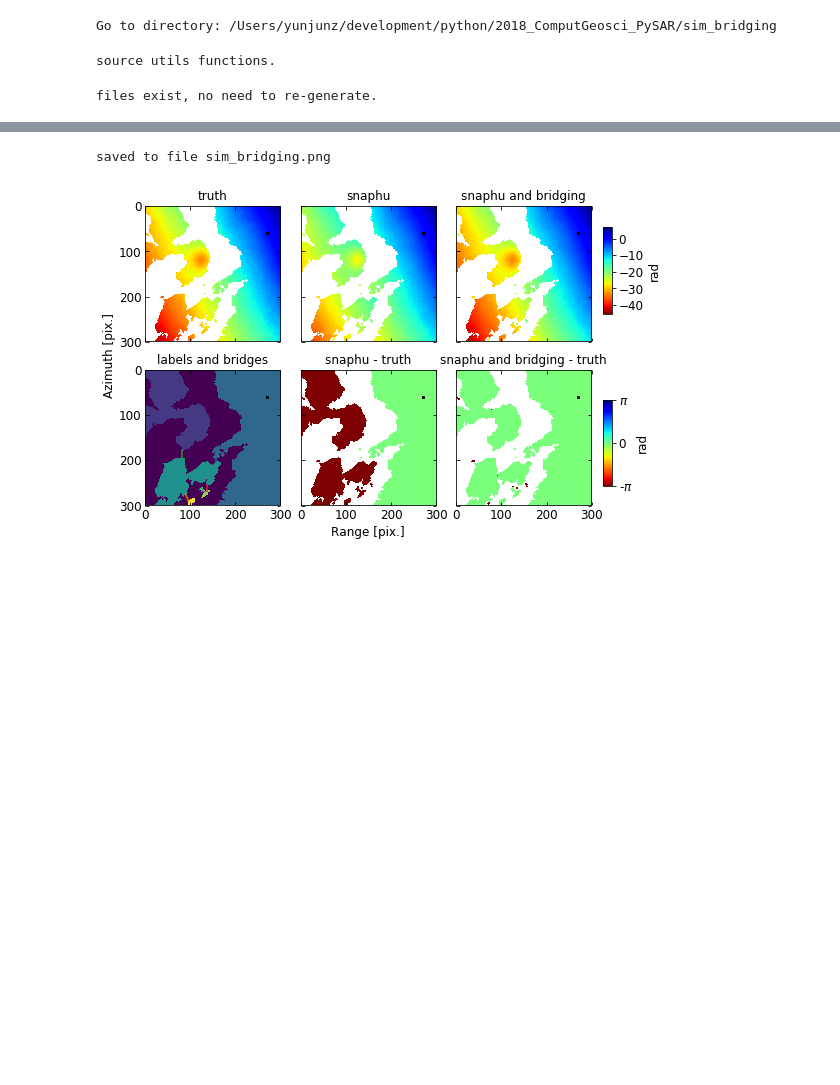
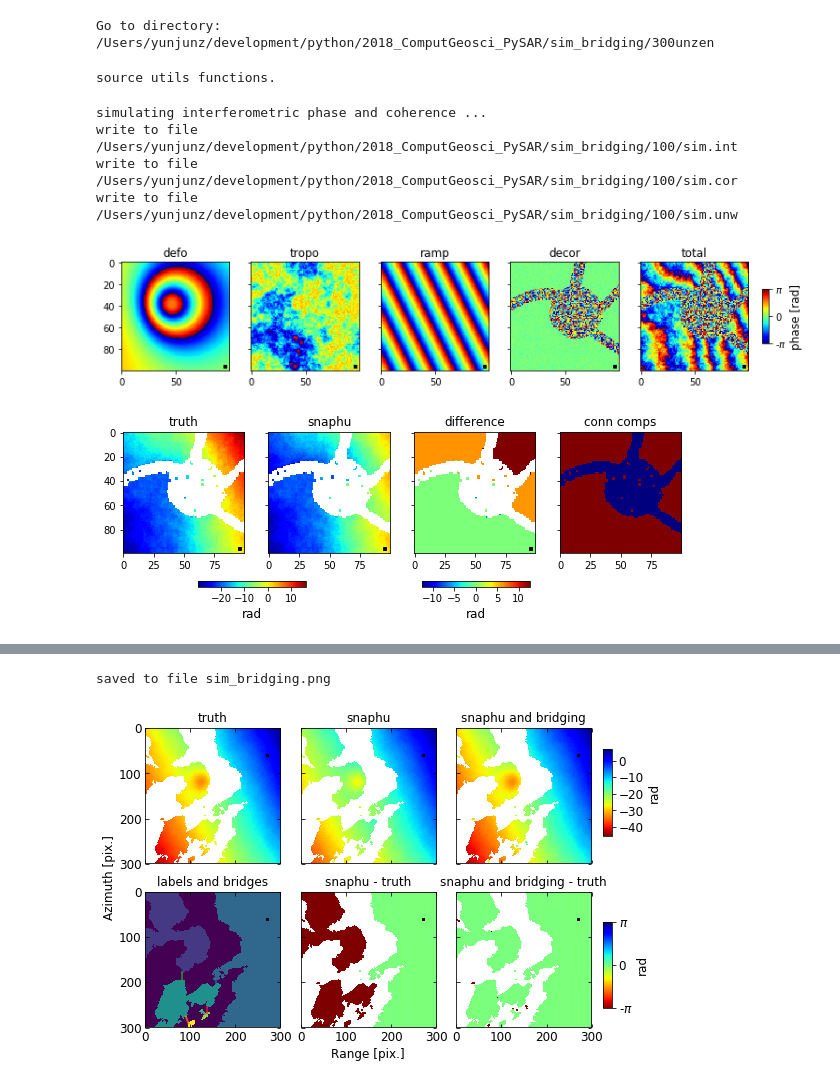
Before and after one commit to geodesymiami/Yunjun_et_al-2019-MintPy, a Jupyter notebook: Fig_02_sim_bridging.ipynb, the cells around one changed output, grey strips where cells are left out. Drawn from its saved outputs; the diff is of its cells as text; code cells hidden in the pictures; blank space fills up the shorter version.

```diff
--- a/Fig_02_sim_bridging.ipynb
+++ b/Fig_02_sim_bridging.ipynb
@@ -22,6 +22,18 @@ from pysar.objects import timeseries, ifgramStack, sensor, giantTimeseries, conn
 from pysar.utils import readfile, ptime, plot as pp, writefile, utils as ut, network as pnet
 
 work_dir = os.path.expanduser('~/development/python/2018_ComputGeosci_PySAR/sim_bridging')
+
+# configure
+shape = (300, 300) # size in (length, width) in pixel number
+length, width = shape
+ref_x, ref_y = int(0.9*width), int(0.2*length)
+work_dir = os.path.join(work_dir, '300unzen')
+
+#shape = (100, 100) # size in (length, width) in pixel number
+#length, width = shape
+#ref_x, ref_y = int(0.95*width), int(0.95*length)
+#work_dir = os.path.join(work_dir, '100')
+
 os.chdir(work_dir)
 print('Go to directory: '+work_dir)
 
@@ -32,15 +44,6 @@ atr = readfile.read_attribute(ref_file)
 L = int(atr['ALOOKS']) * int(atr['RLOOKS'])
 range2phase = -4. * np.pi / float(atr['WAVELENGTH'])
 resolution = ut.range_ground_resolution(atr)
-
-# configure
-shape = (300, 300) # size in (length, width) in pixel number
-length, width = shape
-ref_x, ref_y = int(0.9*width), int(0.2*length)
-
-#shape = (100, 100) # size in (length, width) in pixel number
-#length, width = shape
-#ref_x, ref_y = int(0.95*width), int(0.95*length)
 
 # update atr
 atr['LENGTH'] = length
@@ -56,7 +59,7 @@ snf_unw_file = os.path.join(work_dir, 'snf.unw')
 bdg_unw_file = os.path.join(work_dir, 'bdg_snf.unw')
 cc_file = snf_unw_file+'.conncomp'
 # %% [output]
-Go to directory: /Users/yunjunz/development/python/2018_ComputGeosci_PySAR/sim_bridging
+Go to directory: /Users/yunjunz/development/python/2018_ComputGeosci_PySAR/sim_bridging/300unzen
 # %%
 # utilities functions
 from skimage import draw, transform as trans
@@ -144,7 +150,7 @@ print('source utils functions.')
 source utils functions.
 # %%
 # simulate interferometric phase
-re_generate = False
+re_generate = True
 if not os.path.isfile(sim_int_file) or re_generate:
     print('simulating interferometric phase and coherence ...')
     # 1. simulate deformation from Mogi source
@@ -158,14 +164,20 @@ if not os.path.isfile(sim_int_file) or re_generate:
     trop -= trop[ref_y, ref_x]
 
     # 3. ramp
+    if 'unzen' in work_dir:
+        ramp_scale = -3.
+    else:
+        ramp_scale = -8.
     xx, yy = np.meshgrid(np.arange(0, width), np.arange(0, length))
-    ramp = (xx * -0.04 + yy * 0.02) * -3.0
+    ramp = (xx * -0.04 + yy * 0.02) * ramp_scale
     ramp -= ramp[ref_y, ref_x]
 
     # 4. decorrelation noise
-    Unzen_waterMaskFile = '/Users/yunjunz/insarlab/Kyushu/AlosDT74F2960/PYSAR/waterMask.h5'
-    mask = simulate_conn_comp(shape, ref_file=Unzen_waterMaskFile)
-    #mask = simulate_conn_comp(shape)
+    if 'unzen' in work_dir:
+        Unzen_waterMaskFile = '/Users/yunjunz/insarlab/Kyushu/AlosDT74F2960/PYSAR/waterMask.h5'
+        mask = simulate_conn_comp(shape, ref_file=Unzen_waterMaskFile)
+    else:
+        mask = simulate_conn_comp(shape)
 
     # simulate decorrelation noise
     sim_cor = np.zeros(shape, np.float32)
@@ -174,36 +186,42 @@ if not os.path.isfile(sim_int_file) or re_generate:
         mask0 = mask == flag
         decor0 = sim.sample_decorrelation_phase(L, cor, size=length*width).reshape(length, width)
         decor[mask0] = decor0[mask0]
         sim_cor[mask0] = cor
     decor -= decor[ref_y, ref_x]
 
     # 5. sum up
     sim_unw = defo + trop + ramp + decor
     sim_unw = np.array(sim_unw, np.float32)
 
     # save / plot
     write_ifgram(sim_unw, sim_cor)
     plot_ifgram_simulation(defo, trop, ramp, decor, sim_unw)
 
     # run SNAPHU
     #!unwrap_ifgram.py -i $sim_int_file -u $snf_unw_file -c $sim_cor_file
-    cmd = 'unwrap_ifgram.py -i {} -u {} -c {}'.format(sim_int_file, snf_unw_file, sim_cor_file)
+    cmd = 'unwrap_isce_ifgram.py -i {} -u {} -c {}'.format(sim_int_file, snf_unw_file, sim_cor_file)
     os.system(cmd)
     plot_snpahu_result(snf_unw_file, sim_unw_file)
 
     # run bridging
     # 1. prep conn_comp
-    cc = connectComponent(conncomp=cc_file, metadata=atr)
+    conncomp = readfile.read(cc_file)[0]
+    cc = connectComponent(conncomp=conncomp, metadata=atr)
     cc.label(min_area=50, erosion_size=1)
     cc.find_mst_bridge()
     # 2. run unwrap_conn_comp
     snf_unw = readfile.read(snf_unw_file)[0]
     bdg_unw = cc.unwrap_conn_comp(snf_unw, atr, ramp_type='linear', print_msg=False)
     writefile.write(bdg_unw, bdg_unw_file, atr)
 else:
     print('files exist, no need to re-generate.')
 # %% [output]
-files exist, no need to re-generate.
+simulating interferometric phase and coherence ...
+write to file /Users/yunjunz/development/python/2018_ComputGeosci_PySAR/sim_bridging/100/sim.int
+write to file /Users/yunjunz/development/python/2018_ComputGeosci_PySAR/sim_bridging/100/sim.cor
+write to file /Users/yunjunz/development/python/2018_ComputGeosci_PySAR/sim_bridging/100/sim.unw
+[figure, added]
+[figure, added]
 # %%
 ## plot bridging vs SNAPHU
 
```
Also changed, not shown: parts of 3 cells of this notebook, 4 other files.
